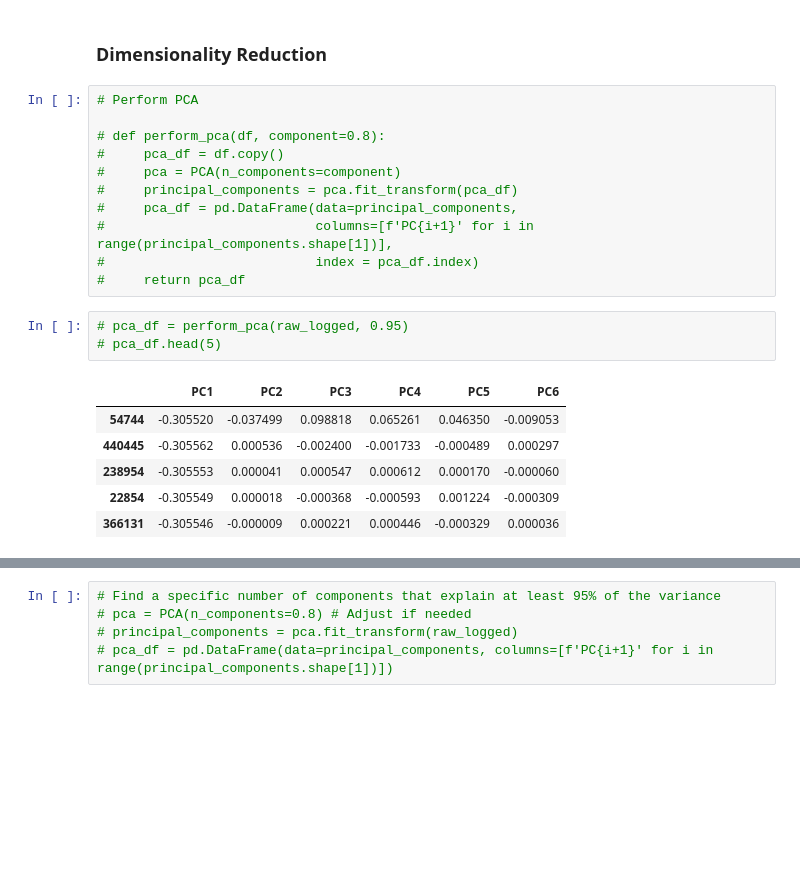
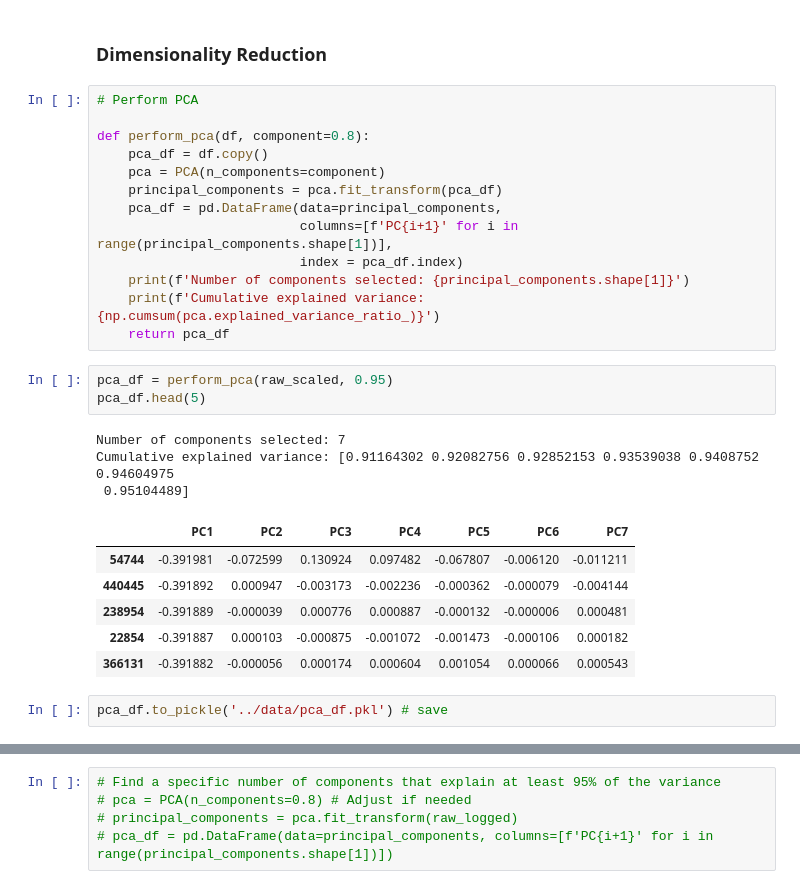
Before and after one commit to Jiarui-Chen/physical-activity-clustering, a Jupyter notebook: preprocess/preprocess.ipynb, the cells around one changed output, grey strips where cells are left out. Saved outputs shown, nothing was run; the diff lists cells and outputs as text; blank space fills up the shorter version.

```diff
--- a/preprocess/preprocess.ipynb
+++ b/preprocess/preprocess.ipynb
@@ -241,24 +206,31 @@ done
 # %%
 # Perform PCA
 
-# def perform_pca(df, component=0.8):
-#     pca_df = df.copy()
-#     pca = PCA(n_components=component)
-#     principal_components = pca.fit_transform(pca_df)
-#     pca_df = pd.DataFrame(data=principal_components,
-#                           columns=[f'PC{i+1}' for i in range(principal_components.shape[1])],
-#                           index = pca_df.index)
-#     return pca_df
+def perform_pca(df, component=0.8):
+    pca_df = df.copy()
+    pca = PCA(n_components=component)
+    principal_components = pca.fit_transform(pca_df)
+    pca_df = pd.DataFrame(data=principal_components,
+                          columns=[f'PC{i+1}' for i in range(principal_components.shape[1])],
+                          index = pca_df.index)
+    print(f'Number of components selected: {principal_components.shape[1]}')
+    print(f'Cumulative explained variance: {np.cumsum(pca.explained_variance_ratio_)}')
+    return pca_df
 # %%
-# pca_df = perform_pca(raw_logged, 0.95)
-# pca_df.head(5)
+pca_df = perform_pca(raw_scaled, 0.95)
+pca_df.head(5)
 # %% [output]
+Number of components selected: 7
+Cumulative explained variance: [0.91164302 0.92082756 0.92852153 0.93539038 0.9408752  0.94604975
+ 0.95104489]
-|  | PC1 | PC2 | PC3 | PC4 | PC5 | PC6 |
-| 54744 | -0.305520 | -0.037499 | 0.098818 | 0.065261 | 0.046350 | -0.009053 |
-| 440445 | -0.305562 | 0.000536 | -0.002400 | -0.001733 | -0.000489 | 0.000297 |
-| 238954 | -0.305553 | 0.000041 | 0.000547 | 0.000612 | 0.000170 | -0.000060 |
-| 22854 | -0.305549 | 0.000018 | -0.000368 | -0.000593 | 0.001224 | -0.000309 |
-| 366131 | -0.305546 | -0.000009 | 0.000221 | 0.000446 | -0.000329 | 0.000036 |
+|  | PC1 | PC2 | PC3 | PC4 | PC5 | PC6 | PC7 |
+| 54744 | -0.391981 | -0.072599 | 0.130924 | 0.097482 | -0.067807 | -0.006120 | -0.011211 |
+| 440445 | -0.391892 | 0.000947 | -0.003173 | -0.002236 | -0.000362 | -0.000079 | -0.004144 |
+| 238954 | -0.391889 | -0.000039 | 0.000776 | 0.000887 | -0.000132 | -0.000006 | 0.000481 |
+| 22854 | -0.391887 | 0.000103 | -0.000875 | -0.001072 | -0.001473 | -0.000106 | 0.000182 |
+| 366131 | -0.391882 | -0.000056 | 0.000174 | 0.000604 | 0.001054 | 0.000066 | 0.000543 |
+# %%
+pca_df.to_pickle('../data/pca_df.pkl') # save
 # %%
 # Explained variance plot
 # plt.figure(figsize=(10, 6))
```
Also changed, not shown: parts of 11 cells of this notebook.
